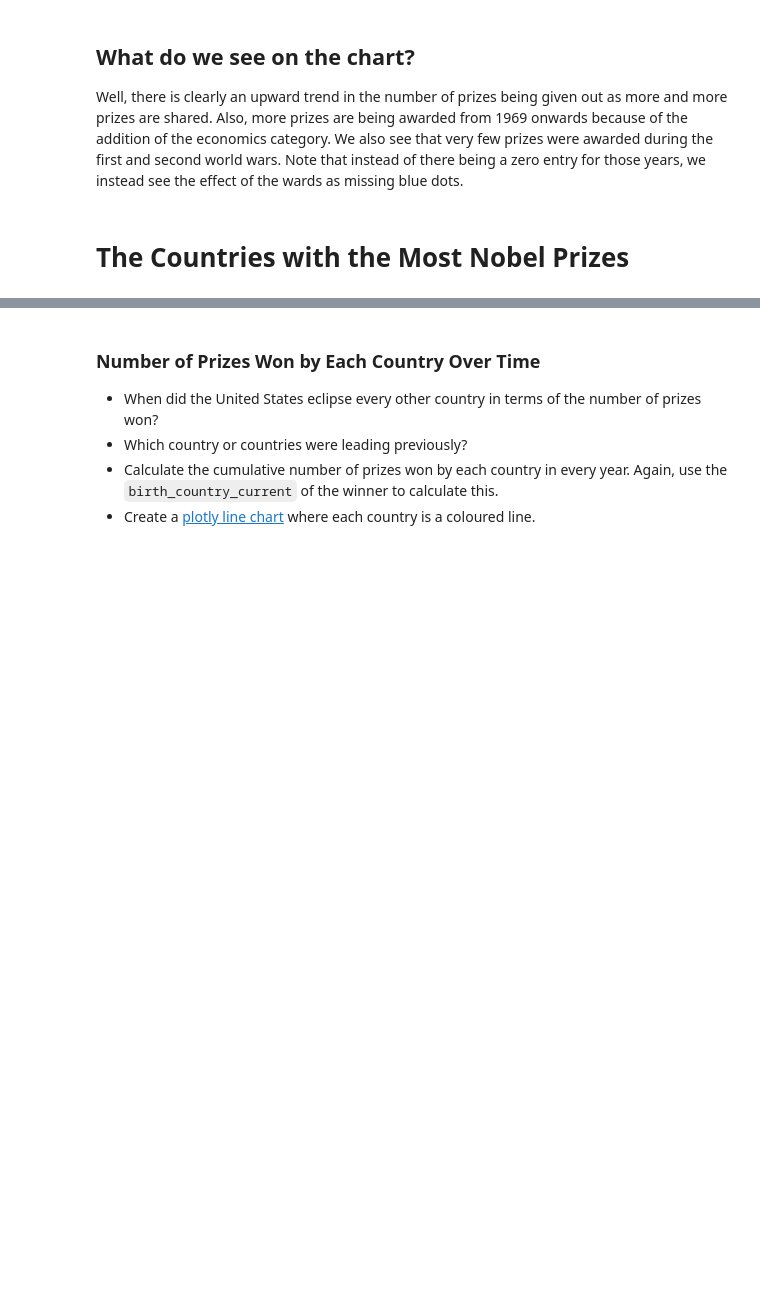
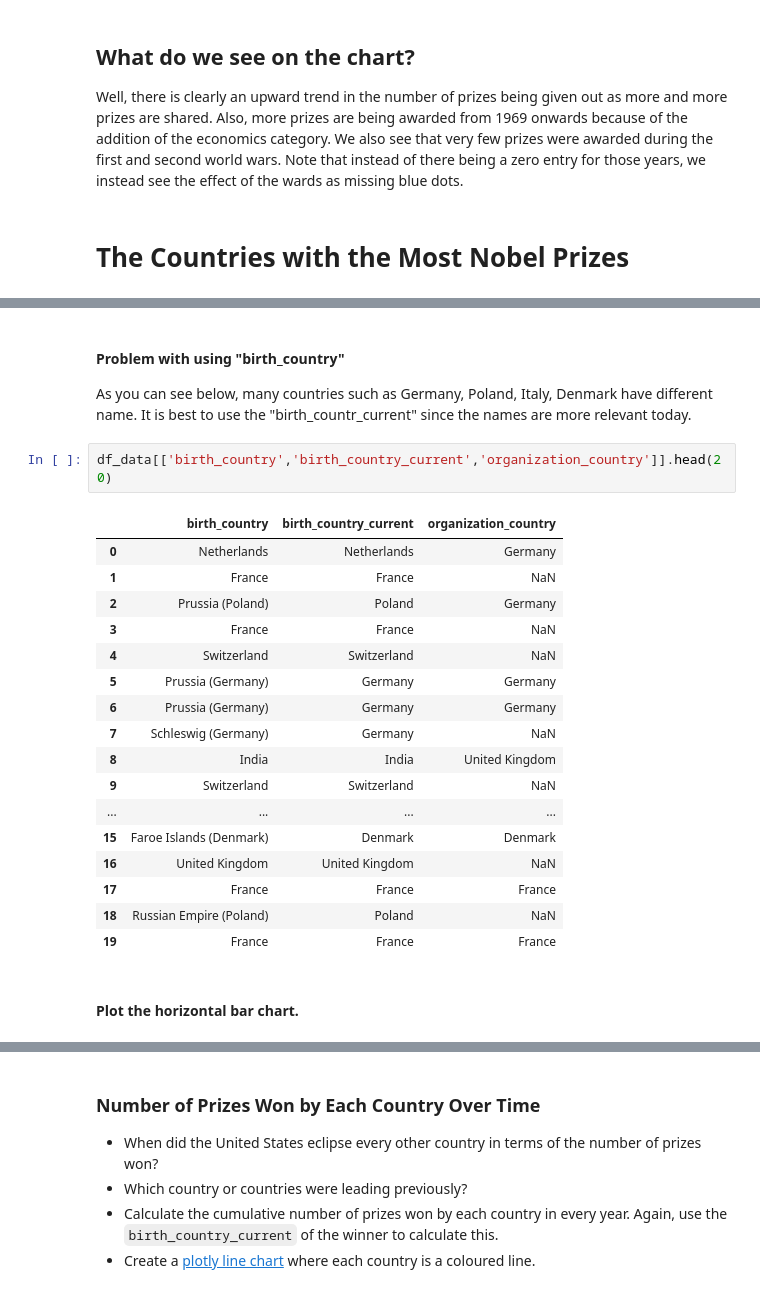
Before and after one commit to slimrivermoi/day79-data-analysis-visualization-with-plotly-matplotlib-seaborn, a Jupyter notebook: Nobel_Prize_Analysis_(start).ipynb, the cells around one changed output, grey strips where cells are left out. Cells and saved outputs as stored; diff of their text form; blank space fills up the shorter version.

```diff
--- a/Nobel_Prize_Analysis_(start).ipynb
+++ b/Nobel_Prize_Analysis_(start).ipynb
@@ -640,0 +715,27 @@ Well, there is clearly an upward trend in the number of prizes being given out a
+# %% [markdown]
+#### Problem with using "birth_country"
+
+As you can see below, many countries such as Germany, Poland, Italy, Denmark have different name.
+It is best to use the "birth_countr_current" since the names are more relevant today.
+# %%
+df_data[['birth_country','birth_country_current','organization_country']].head(20)
+# %% [output]
+|  | birth_country | birth_country_current | organization_country |
+| 0 | Netherlands | Netherlands | Germany |
+| 1 | France | France | NaN |
+| 2 | Prussia (Poland) | Poland | Germany |
+| 3 | France | France | NaN |
+| 4 | Switzerland | Switzerland | NaN |
+| 5 | Prussia (Germany) | Germany | Germany |
+| 6 | Prussia (Germany) | Germany | Germany |
+| 7 | Schleswig (Germany) | Germany | NaN |
+| 8 | India | India | United Kingdom |
+| 9 | Switzerland | Switzerland | NaN |
+| ... | ... | ... | ... |
+| 15 | Faroe Islands (Denmark) | Denmark | Denmark |
+| 16 | United Kingdom | United Kingdom | NaN |
+| 17 | France | France | France |
+| 18 | Russian Empire (Poland) | Poland | NaN |
+| 19 | France | France | France |
+# %% [markdown]
+#### Plot the horizontal bar chart.
```
Also changed, not shown: parts of 9 cells of this notebook.
